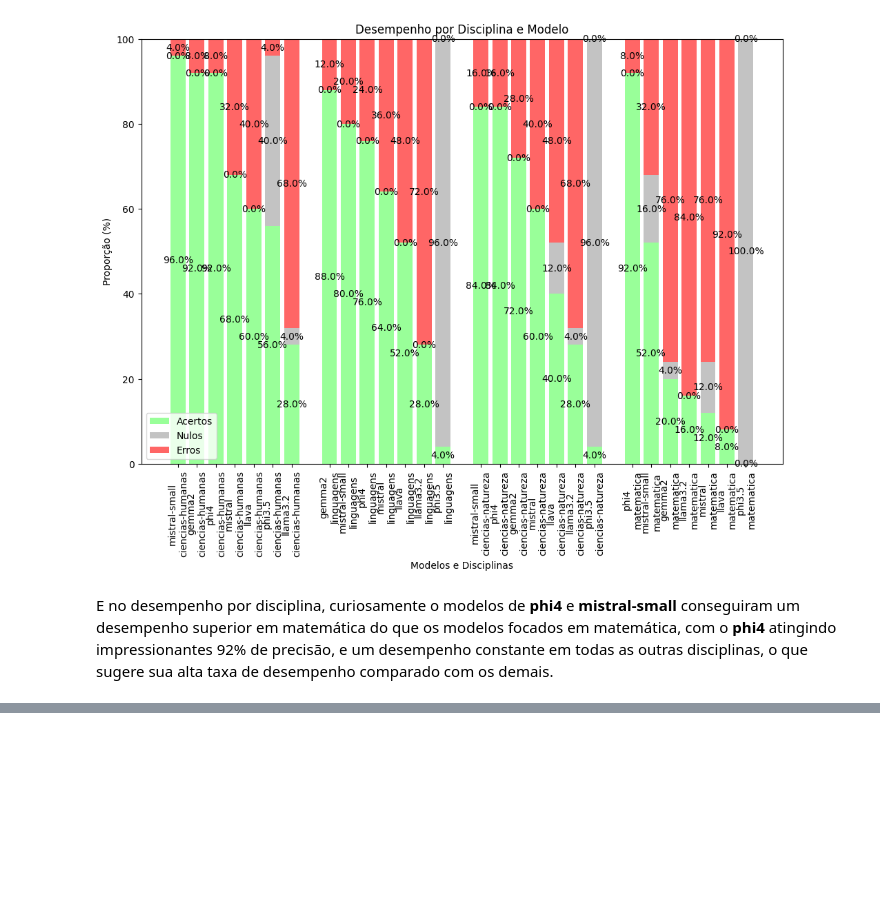
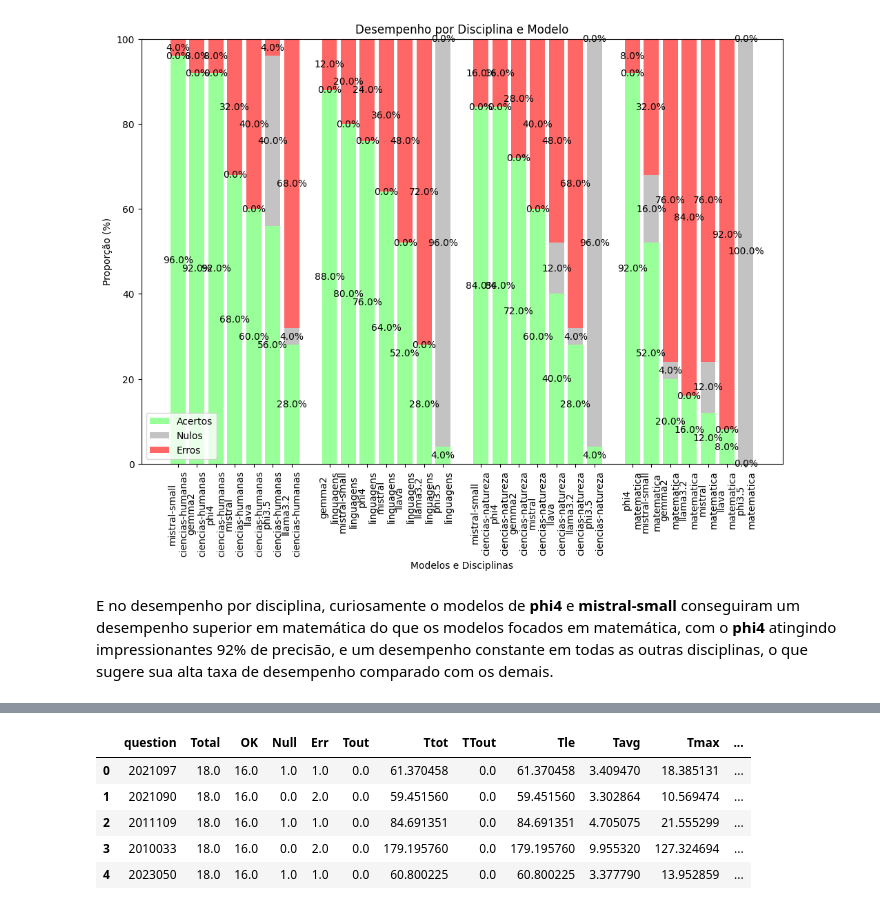
Before and after one commit to rubdelima/estuda-ia, a Jupyter notebook: 01.2 - Local Predict Results.ipynb, the cells around one changed output, grey strips where cells are left out. Drawn from its saved outputs; the diff is of its cells as text; code cells hidden in the pictures; blank space fills up the shorter version.

```diff
--- a/01.2 - Local Predict Results.ipynb
+++ b/01.2 - Local Predict Results.ipynb
@@ -218,0 +243,7 @@ E no desempenho por disciplina, curiosamente o modelos de **phi4** e **mistral-s
+# %%
+import pandas as pd
+
+all_text_models = qwen_models + math_models + reason_models + text_models
+table = utils.tabela_geral(example_text_questions, all_text_models)
+
+table.head(5)
@@ -218,0 +266,10 @@ E no desempenho por disciplina, curiosamente o modelos de **phi4** e **mistral-s
+# %%
+table_question = utils.analisar_tabela(table, 'question')
+table_question.head(5)
+# %% [output]
+|  | question | Total | OK | Null | Err | Tout | Ttot | TTout | Tle | Tavg | Tmax | ... |
+| 0 | 2021097 | 18.0 | 16.0 | 1.0 | 1.0 | 0.0 | 61.370458 | 0.0 | 61.370458 | 3.409470 | 18.385131 | ... |
+| 1 | 2021090 | 18.0 | 16.0 | 0.0 | 2.0 | 0.0 | 59.451560 | 0.0 | 59.451560 | 3.302864 | 10.569474 | ... |
+| 2 | 2011109 | 18.0 | 16.0 | 1.0 | 1.0 | 0.0 | 84.691351 | 0.0 | 84.691351 | 4.705075 | 21.555299 | ... |
+| 3 | 2010033 | 18.0 | 16.0 | 0.0 | 2.0 | 0.0 | 179.195760 | 0.0 | 179.195760 | 9.955320 | 127.324694 | ... |
+| 4 | 2023050 | 18.0 | 16.0 | 1.0 | 1.0 | 0.0 | 60.800225 | 0.0 | 60.800225 | 3.377790 | 13.952859 | ... |
```
Also changed, not shown: parts of 11 cells of this notebook, 20 other files.
